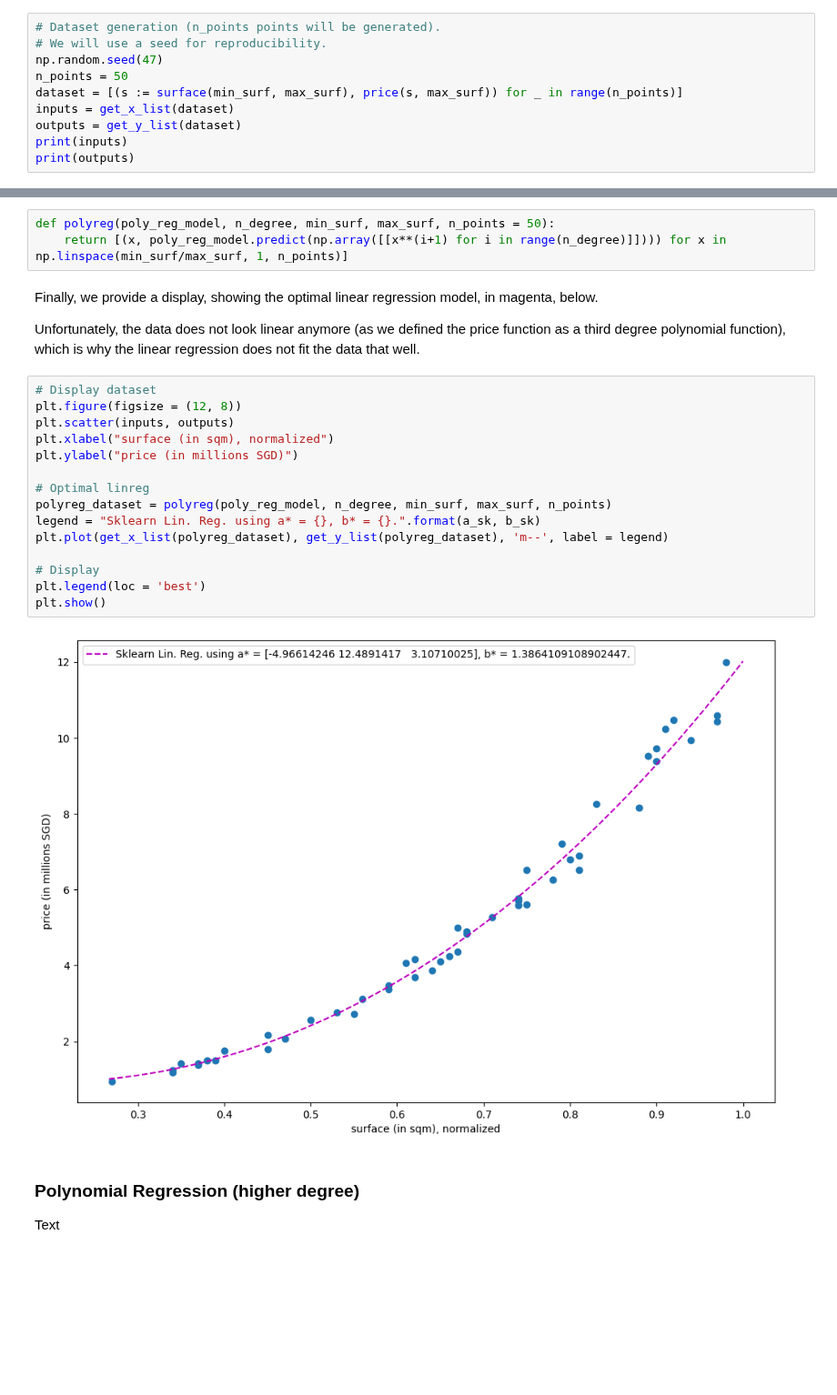
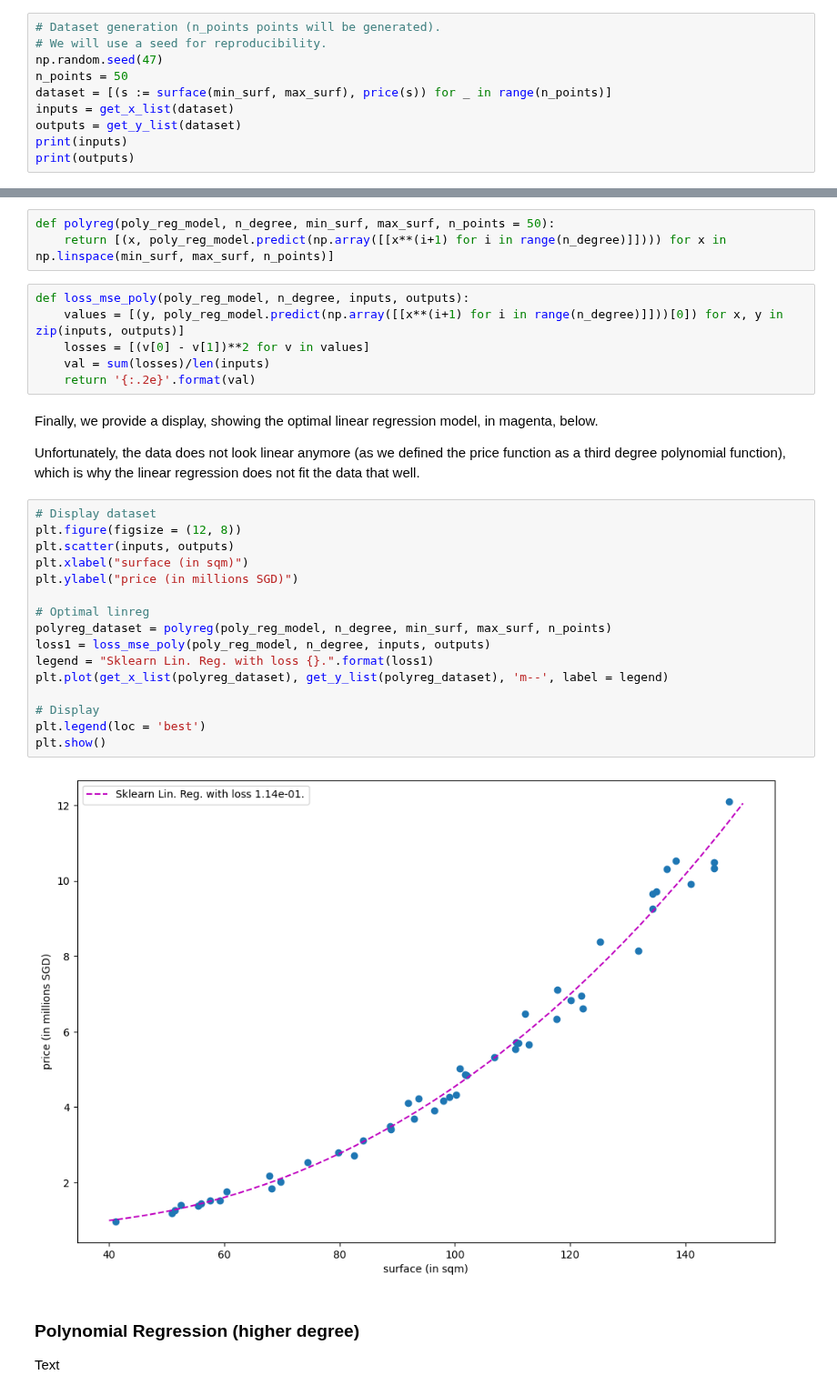
Before and after one commit to matthieudemari/SUTD_DL_50_039, a Jupyter notebook: W1/0. All/Code files/3. Polynomial Regression, Train-Test Splitting and Overfitting-Underfitting.ipynb, the cells around one changed output, grey strips where cells are left out. Shown at 91% size. Drawn from its saved outputs; the diff is of its cells as text; blank space fills up the shorter version.

```diff
--- a/W1/0. All/Code files/3. Polynomial Regression, Train-Test Splitting and Overfitting-Underfitting.ipynb
+++ b/W1/0. All/Code files/3. Polynomial Regression, Train-Test Splitting and Overfitting-Underfitting.ipynb
@@ -61,7 +61,7 @@ def loss_mse(a, b, x, y):
 # We will use a seed for reproducibility.
 np.random.seed(47)
 n_points = 50
-dataset = [(s := surface(min_surf, max_surf), price(s, max_surf)) for _ in range(n_points)]
+dataset = [(s := surface(min_surf, max_surf), price(s)) for _ in range(n_points)]
 inputs = get_x_list(dataset)
 outputs = get_y_list(dataset)
 print(inputs)
@@ -150,8 +150,14 @@ print(a_sk, b_sk)
 # %% [markdown]
 As before with the *linreg()* function, which we used to produce lists of values for displaying the model on matplotlib, we can come up with a *polyreg()* function. It basically does the same thing, but by using a polynomial function instead of a linear one. As explained in Notebook 2., we will rely on the *predict()* method, to be used on our trained model.
-# %%
-def polyreg(poly_reg_model, n_degree, min_surf, max_surf, n_points = 50):
-    return [(x, poly_reg_model.predict(np.array([[x**(i+1) for i in range(n_degree)]]))) for x in np.linspace(min_surf/max_surf, 1, n_points)]
+# %%
+def polyreg(poly_reg_model, n_degree, min_surf, max_surf, n_points = 50):
+    return [(x, poly_reg_model.predict(np.array([[x**(i+1) for i in range(n_degree)]]))) for x in np.linspace(min_surf, max_surf, n_points)]
+# %%
+def loss_mse_poly(poly_reg_model, n_degree, inputs, outputs):
+    values = [(y, poly_reg_model.predict(np.array([[x**(i+1) for i in range(n_degree)]]))[0]) for x, y in zip(inputs, outputs)]
+    losses = [(v[0] - v[1])**2 for v in values]
+    val = sum(losses)/len(inputs)
+    return '{:.2e}'.format(val)
 # %% [markdown]
 Finally, we provide a display, showing the optimal linear regression model, in magenta, below.
 
@@ -159,20 +165,21 @@ Unfortunately, the data does not look linear anymore (as we defined the price fu
 # %%
 # Display dataset
 plt.figure(figsize = (12, 8))
 plt.scatter(inputs, outputs)
-plt.xlabel("surface (in sqm), normalized")
+plt.xlabel("surface (in sqm)")
 plt.ylabel("price (in millions SGD)")
 
 # Optimal linreg
 polyreg_dataset = polyreg(poly_reg_model, n_degree, min_surf, max_surf, n_points)
-legend = "Sklearn Lin. Reg. using a* = {}, b* = {}.".format(a_sk, b_sk)
+loss1 = loss_mse_poly(poly_reg_model, n_degree, inputs, outputs)
+legend = "Sklearn Lin. Reg. with loss {}.".format(loss1)
 plt.plot(get_x_list(polyreg_dataset), get_y_list(polyreg_dataset), 'm--', label = legend)
 
 # Display
 plt.legend(loc = 'best')
 plt.show()
 # %% [output]
-[figure, old version]
+[figure, new version]
 # %% [markdown]
 ### Polynomial Regression (higher degree)
 
```
Also changed, not shown: parts of 12 cells of this notebook, 1 other file.
